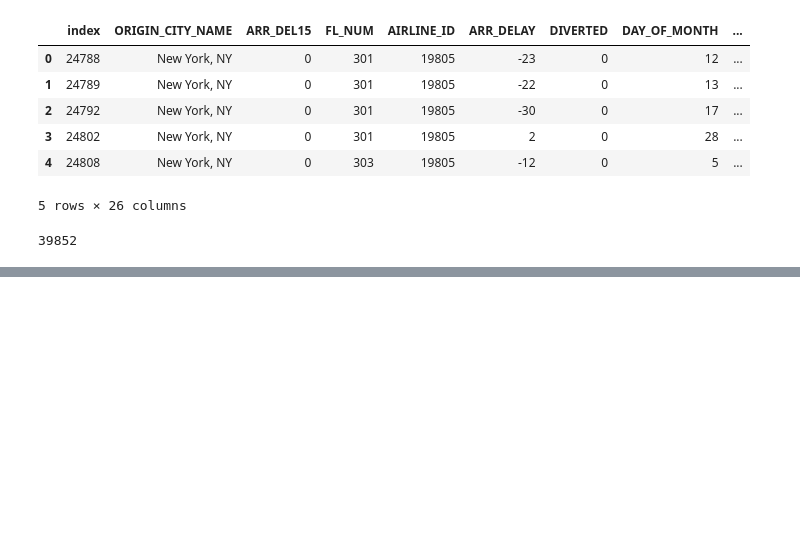
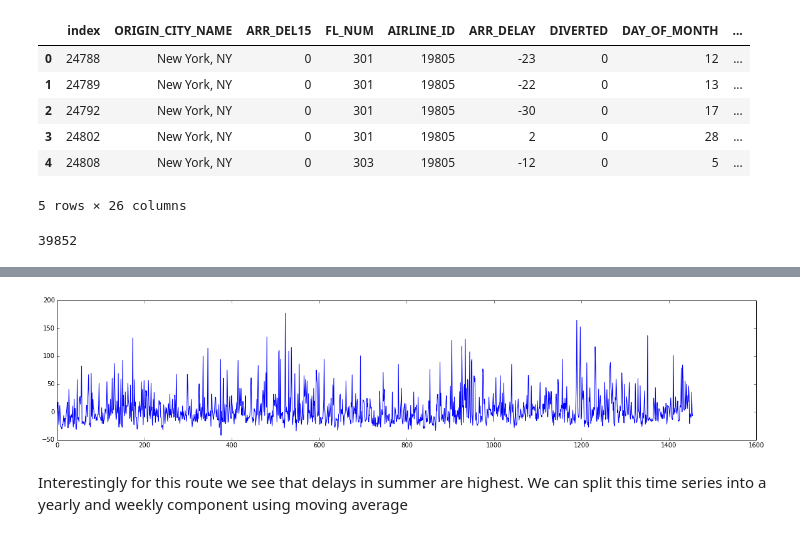
Before and after one commit to LeonhardFS/flightbbq, a Jupyter notebook: Arrival delay time prediction.ipynb, the cells around one changed output, grey strips where cells are left out. Saved outputs shown, nothing was run; the diff lists cells and outputs as text; code cells hidden in the pictures; blank space fills up the shorter version.

```diff
--- a/Arrival delay time prediction.ipynb
+++ b/Arrival delay time prediction.ipynb
@@ -208,0 +290,15 @@ bigdf.count()[0]
+# %%
+%%time
+from datetime import datetime
+
+def addDayOfYear(df):
+    # add day of year to datarows
+    df['DAY_OF_YEAR'] = 0
+    for index, row in df.iterrows():
+        datestr = row['FL_DATE']
+        dtobj = datetime.strptime(datestr, '%Y-%m-%d')
+        df.set_value(index, 'DAY_OF_YEAR', dtobj.timetuple().tm_yday)
+    return df
+
+# add to bigdf!
+bigdf = addDayOfYear(bigdf)
@@ -208,0 +308,9 @@ bigdf.count()[0]
+# %%
+# for our detrending we also add a day counter over time!
+# convert therefore the flight date to datetime object
+bigdf.FL_DATE = pd.to_datetime(bigdf.FL_DATE)
+
+mindate = bigdf.FL_DATE.min()
+
+bigdf['DAY_COUNTER'] = bigdf.FL_DATE - mindate
+bigdf['DAY_COUNTER'] = bigdf['DAY_COUNTER'].apply(lambda d: (d / np.timedelta64(1,'D')).astype(int))
@@ -208,0 +327,11 @@ bigdf.count()[0]
+# %%
+# compute average delay time for each day in the time series (do this not for 2014!)
+g_dc = bigdf[bigdf.YEAR != int(years[-1])].groupby('DAY_COUNTER')
+# %%
+plt.figure(figsize=(20, 4))
+plt.plot(g_dc.ARR_DELAY.mean())
+daily_time_series = g_dc.ARR_DELAY.mean()
+# %% [output]
+[figure, added]
+# %% [markdown]
+Interestingly for this route we see that delays in summer are highest. We can split this time series into a yearly and weekly component using moving average
```
Also changed, not shown: parts of 30 cells of this notebook.
